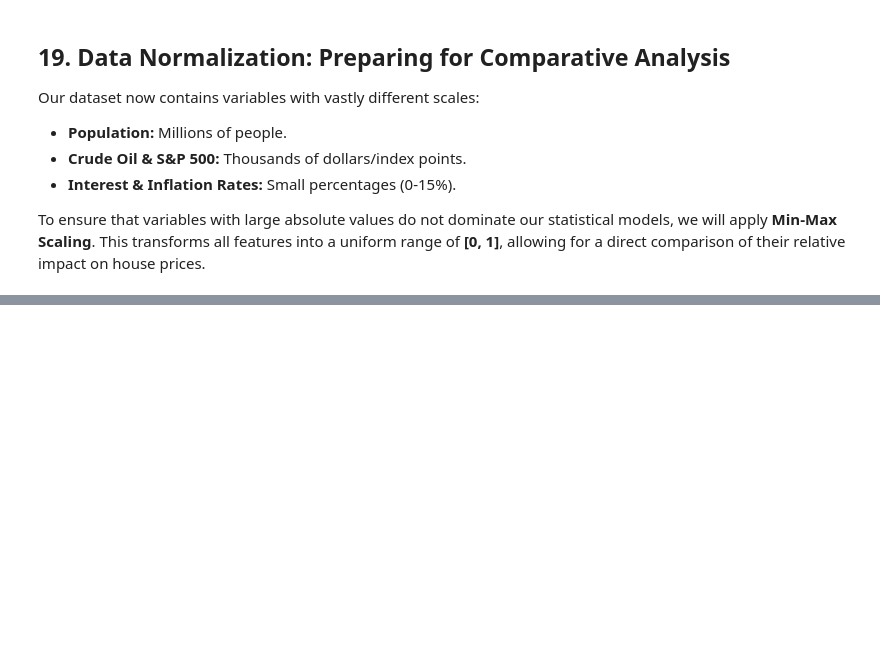
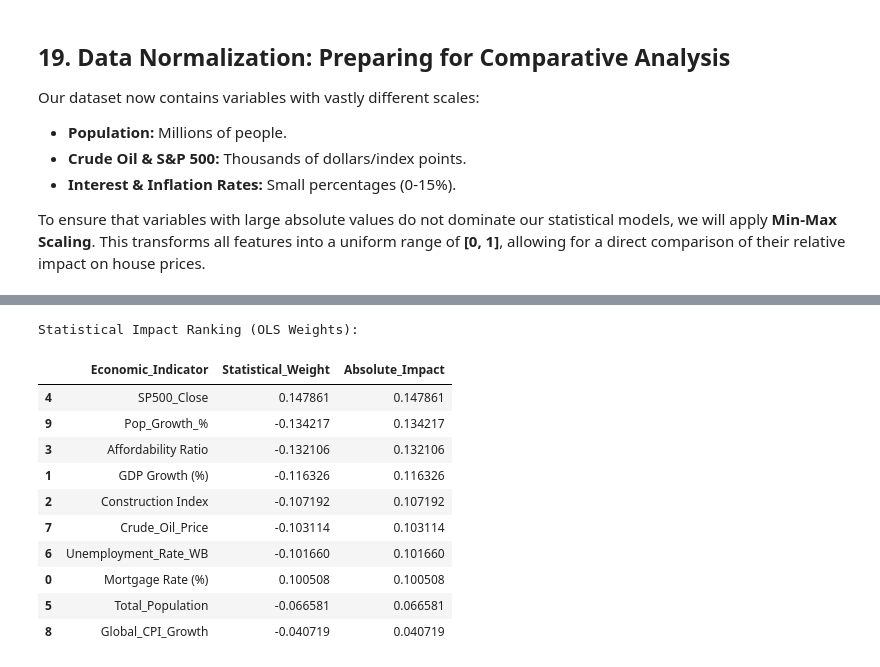
Before and after one commit to DimovDimo/impact-of-economic-indicators-on-properties, a Jupyter notebook: Impact of economic indicators on properties.ipynb, the cells around one changed output, grey strips where cells are left out. Cells and saved outputs as stored; diff of their text form; code cells hidden in the pictures; blank space fills up the shorter version.

```diff
--- a/Impact of economic indicators on properties.ipynb
+++ b/Impact of economic indicators on properties.ipynb
@@ -1102,0 +1168,46 @@ To ensure that variables with large absolute values do not dominate our statisti
+# %%
+import statsmodels.api as sm
+import pandas as pd
+import numpy as np
+
+# 1. Define our research variables (using the scaled data from Section 19)
+analysis_cols = [
+    'Mortgage Rate (%)', 'GDP Growth (%)', 'Construction Index',
+    'Affordability Ratio', 'SP500_Close', 'Total_Population',
+    'Unemployment_Rate_WB', 'Crude_Oil_Price', 'Global_CPI_Growth',
+    'Pop_Growth_%'
+]
+
+# 2. Prepare the data (Ensure no NaNs after normalization)
+df_stat_analysis = df_scaled.dropna(subset=analysis_cols + ['House Price Index'])
+
+X = df_stat_analysis[analysis_cols]
+y = df_stat_analysis['House Price Index']
+
+# 3. Add constant and fit the OLS model
+X = sm.add_constant(X)
+stat_model = sm.OLS(y, X).fit()
+
+# 4. Extract coefficients (excluding the constant) to rank importance
+# We use absolute values to show magnitude of impact regardless of direction
+importance_ranking = pd.DataFrame({
+    'Economic_Indicator': analysis_cols,
+    'Statistical_Weight': stat_model.params[1:].values,
+    'Absolute_Impact': np.abs(stat_model.params[1:].values)
+}).sort_values(by='Absolute_Impact', ascending=False)
+
+print("Statistical Impact Ranking (OLS Weights):")
+display(importance_ranking)
+# %% [output]
+Statistical Impact Ranking (OLS Weights):
+|  | Economic_Indicator | Statistical_Weight | Absolute_Impact |
+| 4 | SP500_Close | 0.147861 | 0.147861 |
+| 9 | Pop_Growth_% | -0.134217 | 0.134217 |
+| 3 | Affordability Ratio | -0.132106 | 0.132106 |
+| 1 | GDP Growth (%) | -0.116326 | 0.116326 |
+| 2 | Construction Index | -0.107192 | 0.107192 |
+| 7 | Crude_Oil_Price | -0.103114 | 0.103114 |
+| 6 | Unemployment_Rate_WB | -0.101660 | 0.101660 |
+| 0 | Mortgage Rate (%) | 0.100508 | 0.100508 |
+| 5 | Total_Population | -0.066581 | 0.066581 |
+| 8 | Global_CPI_Growth | -0.040719 | 0.040719 |
```
Also changed, not shown: parts of 4 cells of this notebook.
